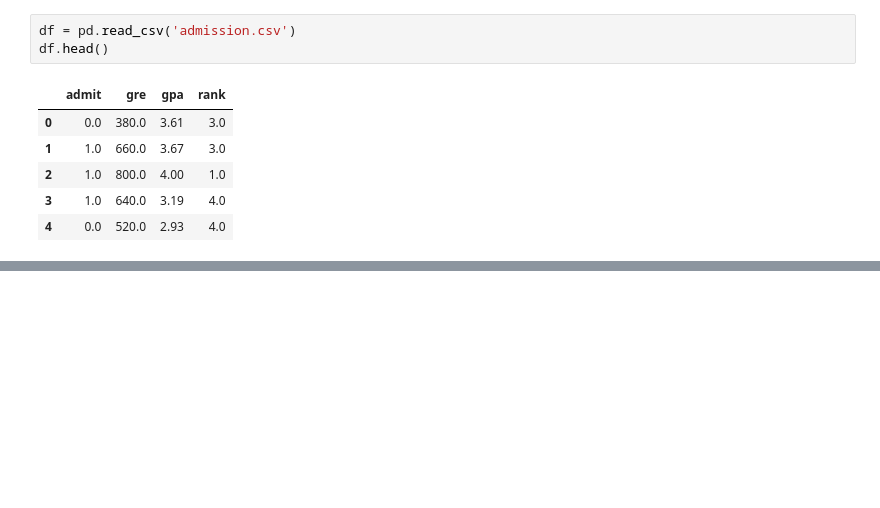
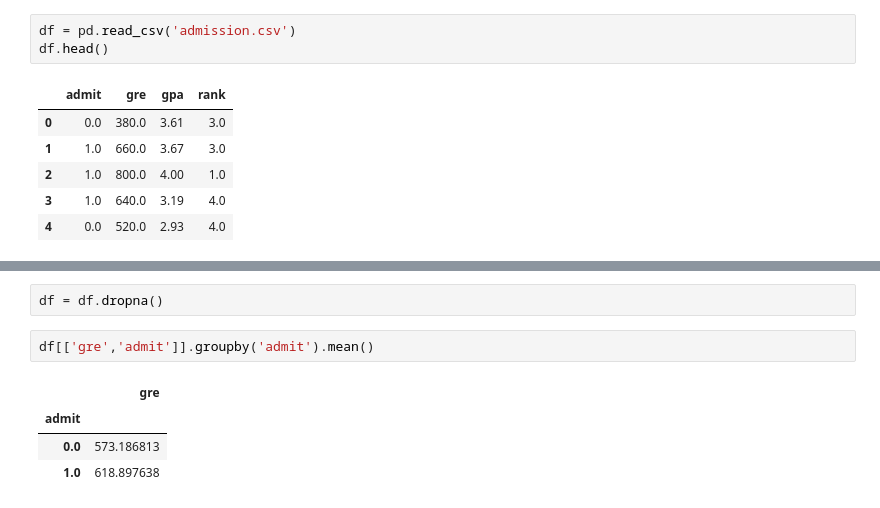
Before and after one commit to Gsasana/ClassificationRgLogistique, a Jupyter notebook: Book.ipynb, the cells around one changed output, grey strips where cells are left out. Drawn from its saved outputs; the diff is of its cells as text; blank space fills up the shorter version.

```diff
--- a/Book.ipynb
+++ b/Book.ipynb
@@ -16,0 +31,9 @@ df.head()
+# %%
+df = df.dropna()
+# %%
+df[['gre','admit']].groupby('admit').mean()
+# %% [output]
+|  | gre |
+| admit |  |
+| 0.0 | 573.186813 |
+| 1.0 | 618.897638 |
```
Also changed, not shown: parts of 9 cells of this notebook.
